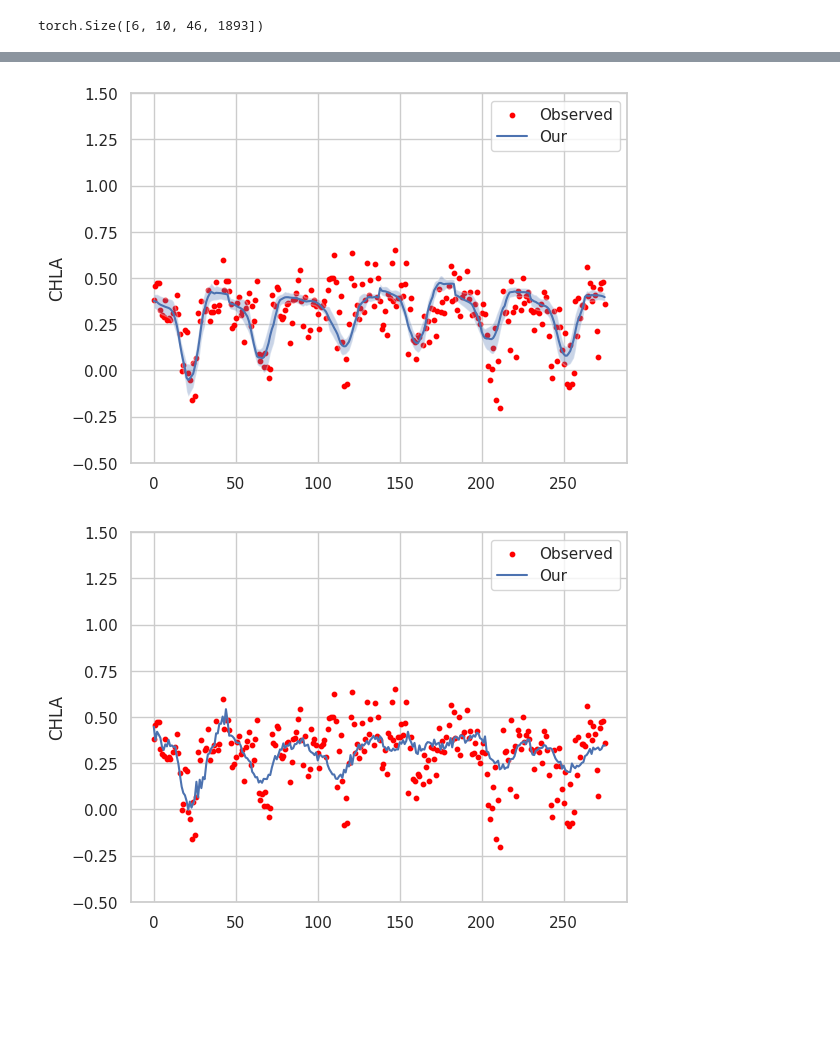
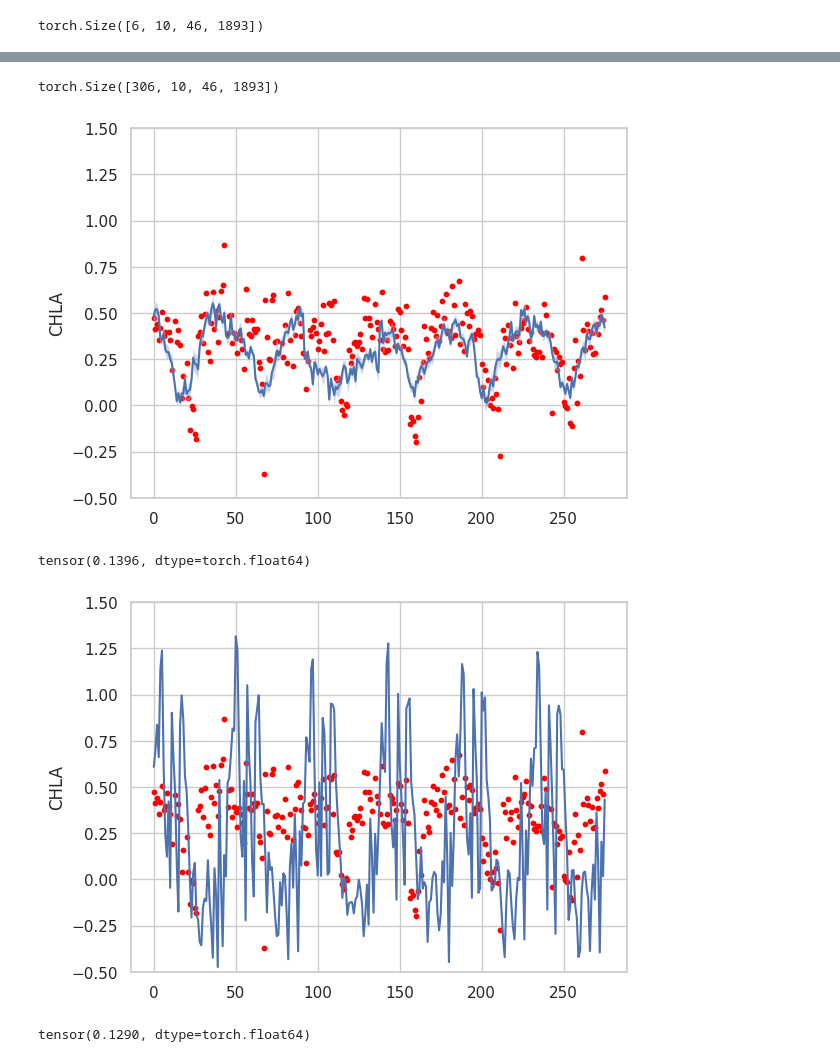
Before and after one commit to YangLabHKUST/STIMP, a Jupyter notebook: visualization/chesapeake/prediction.ipynb, the cells around one changed output, grey strips where cells are left out. Drawn from its saved outputs; the diff is of its cells as text; code cells hidden in the pictures; blank space fills up the shorter version.

```diff
--- a/visualization/chesapeake/prediction.ipynb
+++ b/visualization/chesapeake/prediction.ipynb
@@ -302,6 +300,6 @@ g = sns.boxplot(x='methods', y='mae', hue='imputation', linewidth=2,showfliers=F
 # %%
-# prediction_xg = np.load(base_dir+"XGBoost/with_imputation/prediction.npy", allow_pickle=True)
-# prediction_xg_wo = np.load(base_dir+"XGBoost/without_imputation/prediction_0.npy", allow_pickle=True)
+prediction_xg = np.load(base_dir+"XGBoost/with_imputation/prediction.npy", allow_pickle=True)
+prediction_xg_wo = np.load(base_dir+"XGBoost/without_imputation/prediction_0.npy", allow_pickle=True)
 prediction_our = np.load(base_dir+"GraphTransformer/with_imputation/prediction.npy", allow_pickle=True)
 prediction_our_wo = np.load(base_dir+"GraphTransformer/without_imputation/prediction_0.npy", allow_pickle=True)
 prediction_mtgnn = np.load(base_dir+"MTGNN/with_imputation/prediction.npy", allow_pickle=True)
@@ -317,8 +315,8 @@ prediction_predrnn_wo = np.load(base_dir+"PredRNN/without_imputation/prediction_
 # %%
 prediction_our = torch.from_numpy(prediction_our).squeeze()
 prediction_our_wo = torch.from_numpy(prediction_our_wo).squeeze()
-# prediction_xg = torch.from_numpy(prediction_xg).squeeze()
-# prediction_xg_wo = torch.from_numpy(prediction_xg_wo).squeeze()
+prediction_xg = torch.from_numpy(prediction_xg).squeeze()
+prediction_xg_wo = torch.from_numpy(prediction_xg_wo).squeeze()
 prediction_tsmixer = torch.from_numpy(prediction_tsmixer).squeeze()
 prediction_tsmixer_wo = torch.from_numpy(prediction_tsmixer_wo).squeeze()
 prediction_mtgnn = torch.from_numpy(prediction_mtgnn).squeeze()
@@ -364,15 +364,15 @@ plt.show()
 from copy import deepcopy
 import seaborn as sns
 import matplotlib.pyplot as plt
-n=1400
 
+print(prediction_xg.shape)
 index = [46*i for i in range(306//46)]
 tmp  = deepcopy(label[index].reshape(276,-1))
 tmp_mask  = deepcopy(label_masks[index].reshape(276,-1))
 tmp[~tmp_mask.bool()]=np.nan
 plt.scatter(np.arange(276), tmp[:,n], c='red', s=10,label="Observed")
 
-predict = deepcopy(prediction_predrnn[index].transpose(1,2).reshape(276,10,1893))
+predict = deepcopy(prediction_xg[index].transpose(1,2).reshape(276,10,1893))
 predict = predict[:,:,n]
 mean = predict.mean(1)
 std = predict.std(1)
@@ -380,35 +380,40 @@ std = predict.std(1)
 plt.plot(np.arange(276), mean, label="Our")
 plt.fill_between(np.arange(276), mean-std, mean+std, alpha=0.3)
 
-plt.legend()
+# plt.legend()
 plt.ylabel("CHLA")
 plt.ylim(-0.5,1.5)
 plt.show()
+print(mae_xg[n])
 # %% [output]
+torch.Size([306, 10, 46, 1893])
-[figure, old version]
+[figure, new version]
+tensor(0.1396, dtype=torch.float64)
 # %%
 from copy import deepcopy
 import seaborn as sns
 import matplotlib.pyplot as plt
-n=1400
+n=690
 
 index = [46*i for i in range(306//46)]
 tmp  = deepcopy(label[index].reshape(276,-1))
 tmp_mask  = deepcopy(label_masks[index].reshape(276,-1))
 tmp[~tmp_mask.bool()]=np.nan
 plt.scatter(np.arange(276), tmp[:,n], c='red', s=10,label="Observed")
 
-predict = deepcopy(prediction_tsmixer[index].transpose(1,2).reshape(276,10,1893))
+predict = deepcopy(prediction_xg_wo[index].transpose(1,2).reshape(276,1,1893))
 predict = predict[:,:,n]
-mean = predict.mean(1)
-std = predict.std(1)
+# mean = predict.mean(1)
+# std = predict.std(1)
 
-plt.plot(np.arange(276), mean, label="Our")
-plt.fill_between(np.arange(276), mean-std, mean+std, alpha=0.3)
+plt.plot(np.arange(276), predict, label="Our")
+# plt.fill_between(np.arange(276), mean-std, mean+std, alpha=0.3)
 
-plt.legend()
+# plt.legend()
 plt.ylabel("CHLA")
 plt.ylim(-0.5,1.5)
 plt.show()
+print(mae_xg_wo[n])
 # %% [output]
-[figure, old version]
+[figure, new version]
+tensor(0.1290, dtype=torch.float64)
```
Also changed, not shown: parts of 11 cells of this notebook, 3 other files.
